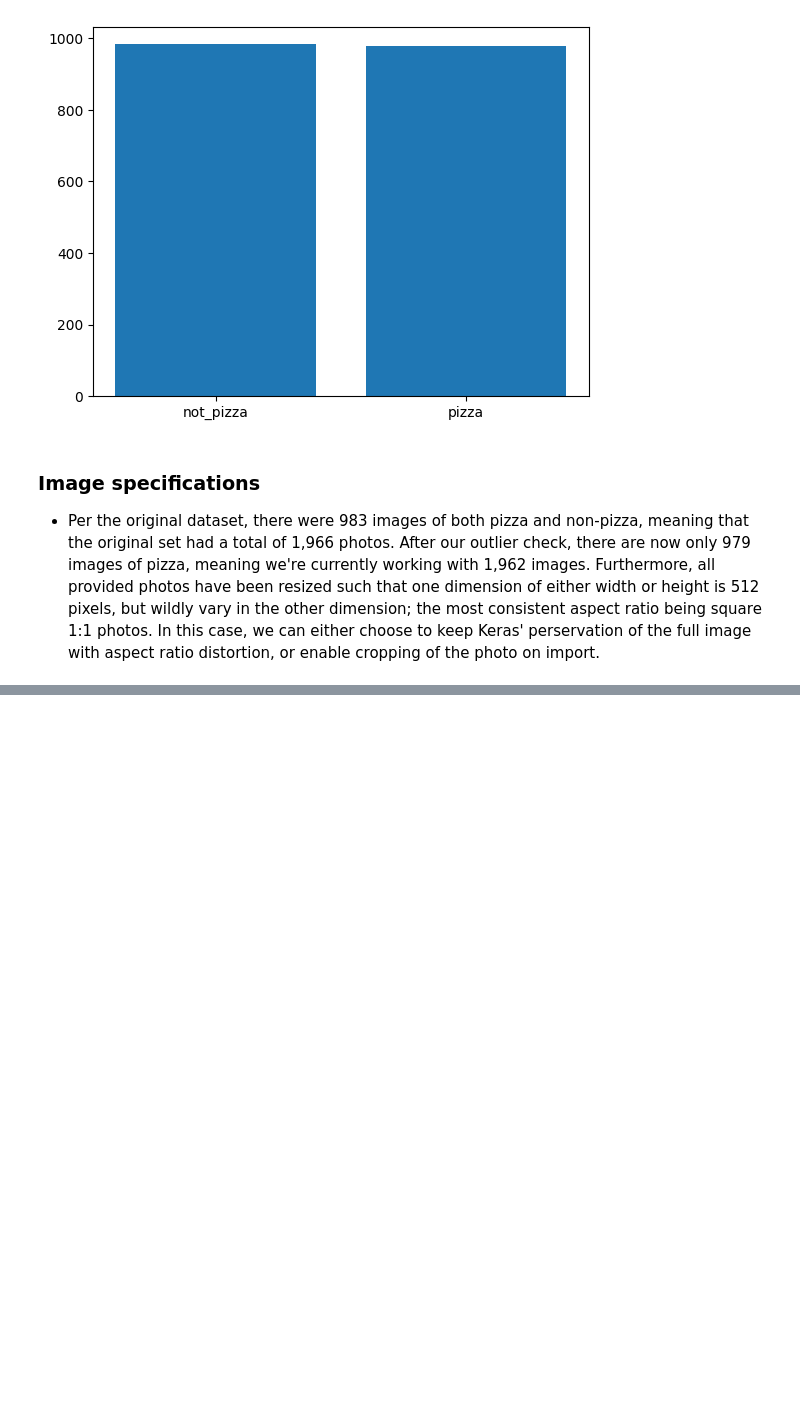
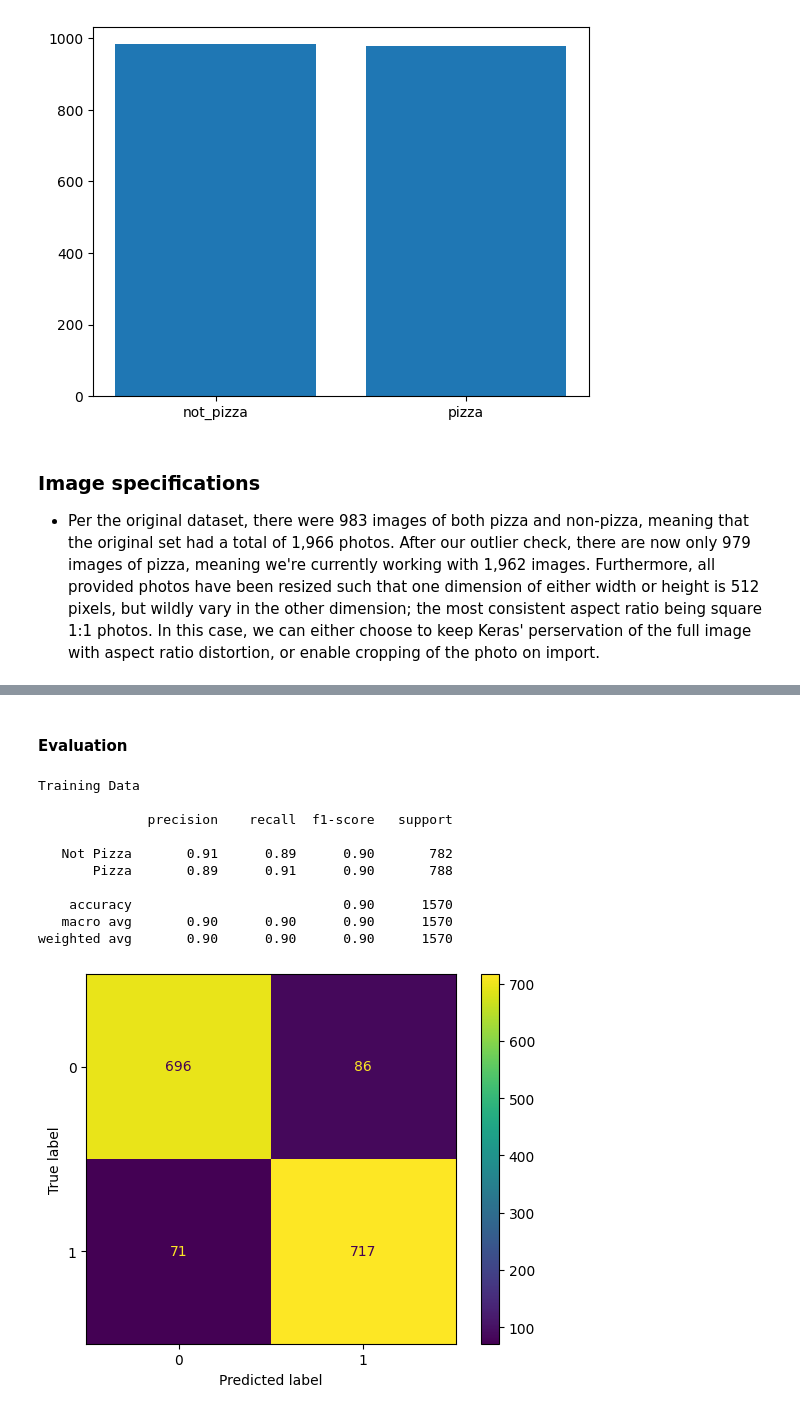
Before and after one commit to slouderback/ECS171-group-project, a Jupyter notebook: project.ipynb, the cells around one changed output, grey strips where cells are left out. Drawn from its saved outputs; the diff is of its cells as text; code cells hidden in the pictures; blank space fills up the shorter version.

```diff
--- a/project.ipynb
+++ b/project.ipynb
@@ -250,0 +450,38 @@ Accuracy: 0.59
+# %% [markdown]
+#### Evaluation
+# %%
+y3_predTrain = [] # store predicted labels
+y3_trueTrain = [] # store true labels
+y3_predTest = []
+y3_trueTest = []
+
+# Loop over the data, pull its true label and its predicted label into respective arrays
+for images, labels in train_data:
+    y3_trueTrain.append(np.where(labels > 0.5, 1, 0))
+    y3_predTrain.append(np.where(model3.predict(images, verbose = 0) > 0.5, 1, 0))
+for images, labels in test_data:
+    y3_trueTest.append(np.where(labels > 0.5, 1, 0))
+    y3_predTest.append(np.where(model3.predict(images, verbose = 0) > 0.5, 1, 0))
+
+# Concatenate the resulting arrays
+y3_predTrain = tf.concat(y3_predTrain, axis=0)
+y3_trueTrain = tf.concat(y3_trueTrain, axis=0)
+y3_predTest = tf.concat(y3_predTest, axis=0)
+y3_trueTest = tf.concat(y3_trueTest, axis=0)
+# %%
+print("Training Data\n")
+cm5 = confusion_matrix(y3_trueTrain, y3_predTrain)
+cm_display5 = ConfusionMatrixDisplay(cm5).plot()
+print(classification_report(y3_trueTrain, y3_predTrain, target_names = ["Not Pizza", "Pizza"]))
+# %% [output]
+Training Data
+
+              precision    recall  f1-score   support
+
+   Not Pizza       0.91      0.89      0.90       782
+       Pizza       0.89      0.91      0.90       788
+
+    accuracy                           0.90      1570
+   macro avg       0.90      0.90      0.90      1570
+weighted avg       0.90      0.90      0.90      1570
+[figure, added]
```
Also changed, not shown: parts of 34 cells of this notebook.
